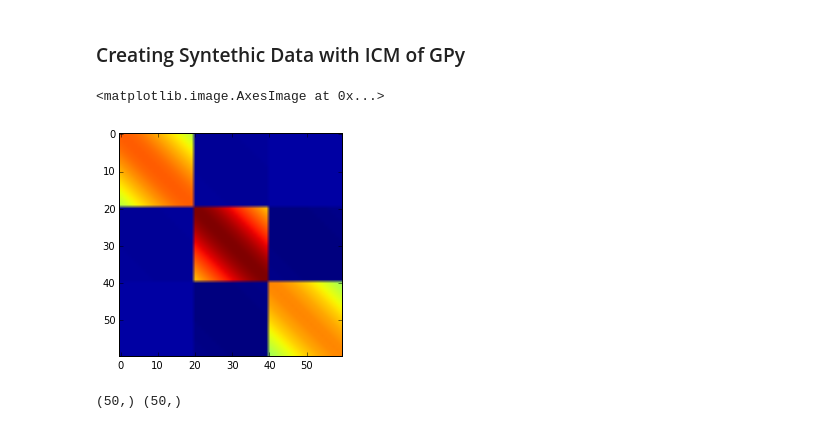
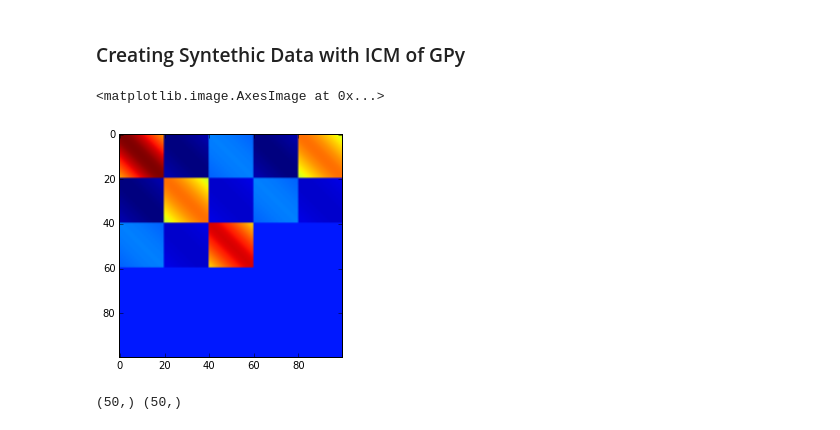
Before and after one commit to juangil/machine_learning_class, a Jupyter notebook: GP_tests/mocap_test_1/GPMO_HGP_test.ipynb, the cells around one changed output. Saved outputs shown, nothing was run; the diff lists cells and outputs as text; code cells hidden in the pictures.

```diff
--- a/GP_tests/mocap_test_1/GPMO_HGP_test.ipynb
+++ b/GP_tests/mocap_test_1/GPMO_HGP_test.ipynb
@@ -14,21 +14,21 @@ This notebook shows an example with synthethic data of a multioutput GP combined
 # %%
 d = 3
 time_stamps = 20
 kg = GPy.kern.Matern32(1, variance=1., lengthscale=10.)**GPy.kern.Coregionalize(input_dim = 1,output_dim=d, rank=d)
 kf = GPy.kern.Matern32(1, variance=.01, lengthscale=2.)**GPy.kern.Coregionalize(input_dim = 1,output_dim=d, rank=d)
 
 x_parent = np.linspace(0, 2*np.pi, time_stamps)
 inp = x_parent[:, None]
 T = np.r_[np.c_[inp, np.zeros_like(inp)]]
-for i in range(1,d):
+for i in range(1,5):
     T = np.r_[T, np.c_[inp, np.ones_like(inp)*i]]
 
 #print T
 C_parent_gen = kg.K(T, None)
 plt.imshow(C_parent_gen)
 # %% [output]
 <matplotlib.image.AxesImage at 0x...>
-[figure, old version]
+[figure, new version]
 # %%
 g_mean = np.zeros(T.shape[0])
 g_n = np.random.multivariate_normal(g_mean, C_parent_gen, 1)
```
Also changed, not shown: parts of 3 cells of this notebook, 4 other files.
